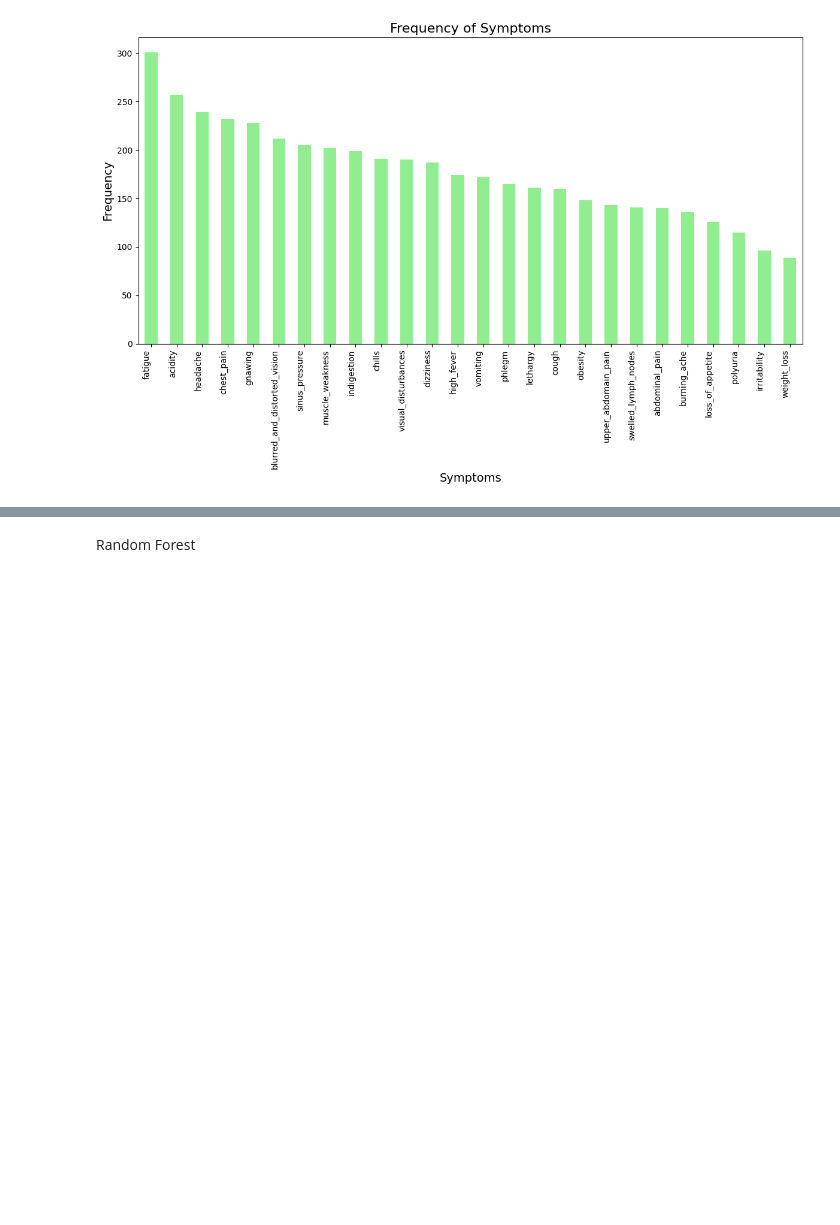
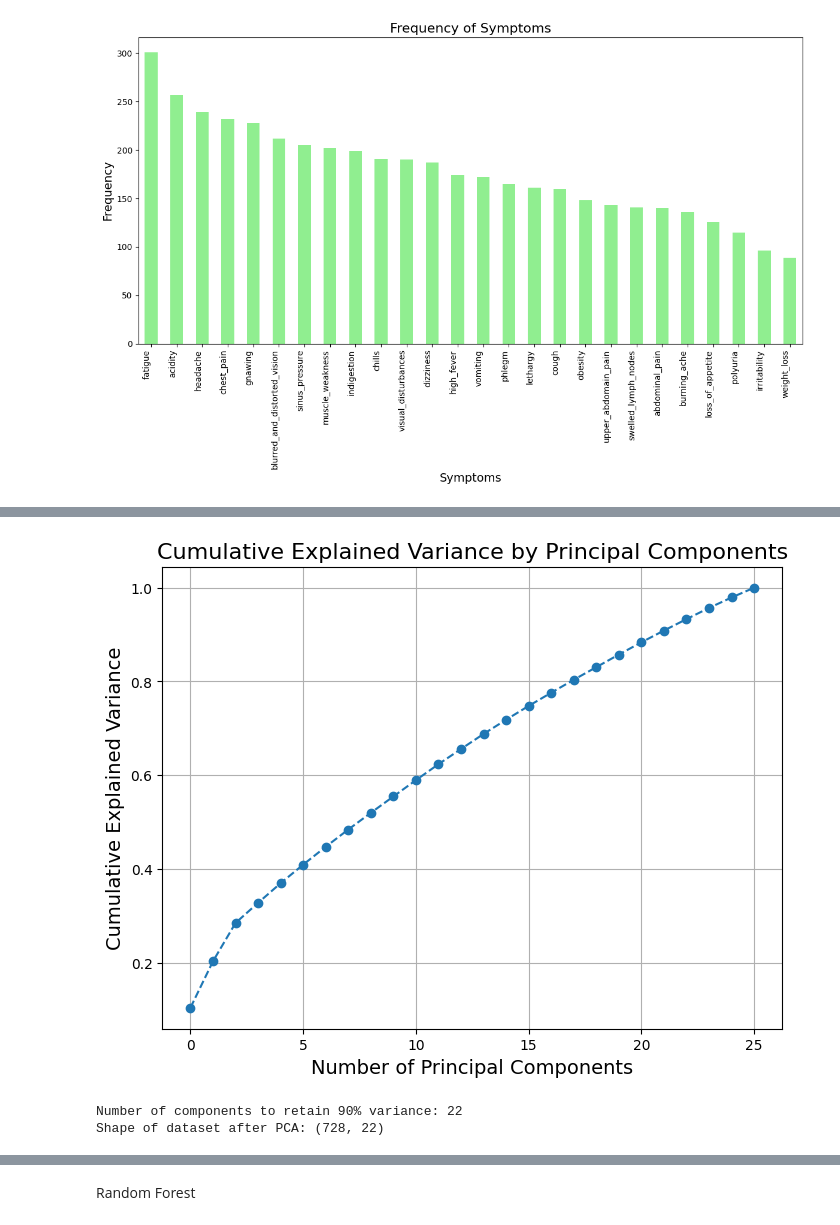
Before and after one commit to Sachinthana-Pathiranage/Sri-Ayu-Ayurvedic-Care, a Jupyter notebook: Notebooks/FESymptoms.ipynb, the cells around one changed output, grey strips where cells are left out. Cells and saved outputs as stored; diff of their text form; code cells hidden in the pictures; blank space fills up the shorter version.

```diff
--- a/Notebooks/FESymptoms.ipynb
+++ b/Notebooks/FESymptoms.ipynb
@@ -179,14 +179,3 @@ plt.tight_layout()  # Automatically adjust layout to prevent overlap
 plt.show()
 # %% [output]
 [figure]
-# %%
-from sklearn.preprocessing import LabelEncoder
-
-label_encoder = LabelEncoder()
-data['Prognosis_Encoded'] = label_encoder.fit_transform(data['prognosis'])
-# Get the mapping of labels to their encoded values
-label_mapping = dict(zip(label_encoder.classes_, range(len(label_encoder.classes_))))
-
-print("Label Mapping:")
-for disease, encoded_label in label_mapping.items():
-    print(f"{disease}: {encoded_label}")
@@ -252,38 +269,44 @@ for col in binary_columns:
 # %%
 from sklearn.decomposition import PCA
 from sklearn.preprocessing import StandardScaler
+import matplotlib.pyplot as plt
 
 # Separate features and target
-X = data.drop('prognosis', axis=1)  # Features
-y = data['prognosis']              # Target
+X = data_with_target.drop('prognosis_encoded', axis=1)  # Features
+y = data_with_target['prognosis_encoded']              # Target
 
 # Standardize the data
 scaler = StandardScaler()
 X_scaled = scaler.fit_transform(X)
 
 # Apply PCA
 pca = PCA()
 X_pca = pca.fit_transform(X_scaled)
 
-# Explained Variance
+# Explained variance ratio
 explained_variance_ratio = pca.explained_variance_ratio_
 cumulative_variance_ratio = explained_variance_ratio.cumsum()
 
-# Plot the explained variance ratio
+# Plot the cumulative explained variance
 plt.figure(figsize=(8, 6))
 plt.plot(cumulative_variance_ratio, marker='o', linestyle='--')
 plt.xlabel('Number of Principal Components', fontsize=14)
 plt.ylabel('Cumulative Explained Variance', fontsize=14)
-plt.title('Explained Variance by Principal Components', fontsize=16)
+plt.title('Cumulative Explained Variance by Principal Components', fontsize=16)
 plt.grid()
 plt.show()
 
 # Choose number of components to retain 90% variance
 n_components = next(i for i, cum_var in enumerate(cumulative_variance_ratio) if cum_var >= 0.90) + 1
 print(f'Number of components to retain 90% variance: {n_components}')
 
 # Reapply PCA with optimal number of components
 pca_optimal = PCA(n_components=n_components)
 X_pca_optimal = pca_optimal.fit_transform(X_scaled)
 
+# Output the shape of the transformed dataset
 print(f'Shape of dataset after PCA: {X_pca_optimal.shape}')
+# %% [output]
+[figure, added]
+Number of components to retain 90% variance: 22
+Shape of dataset after PCA: (728, 22)
```
Also changed, not shown: parts of 19 cells of this notebook.
